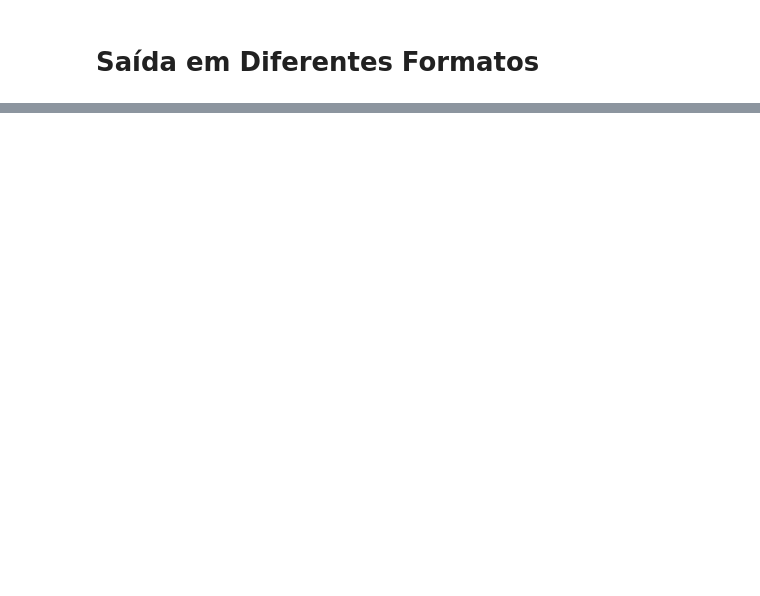
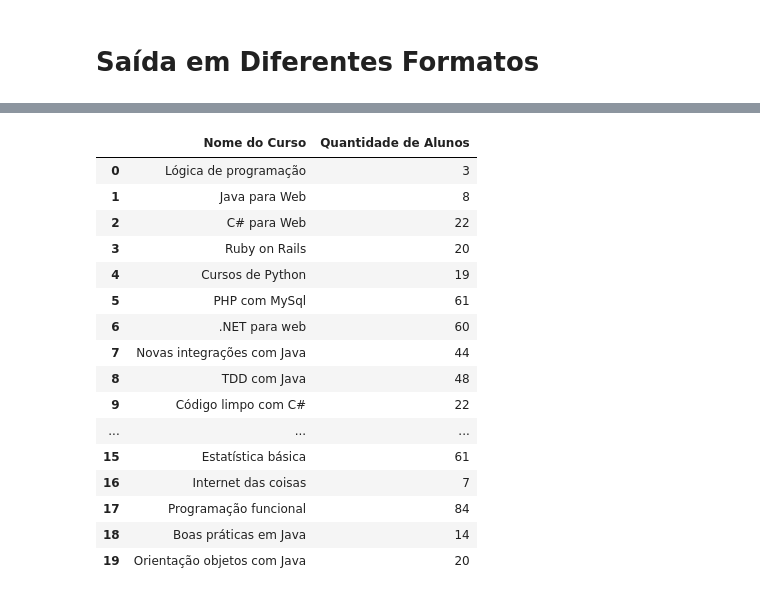
Before and after one commit to PurpleLobster31/Pandas-Formatos-diferentes-de-entrada-e-saida-IO-, a Jupyter notebook: Pandas IO.ipynb, the cells around one changed output, grey strips where cells are left out. Cells and saved outputs as stored; diff of their text form; code cells hidden in the pictures; blank space fills up the shorter version.

```diff
--- a/Pandas IO.ipynb
+++ b/Pandas IO.ipynb
@@ -443,0 +434,2 @@ print(matriculas_html)
+# %%
+engine = create_engine('sqlite:///:memory:')
@@ -443,0 +478,20 @@ print(matriculas_html)
+# %%
+pd.read_sql_table('matriculas', engine, columns=['Nome do Curso', 'Quantidade de Alunos'])
+# %% [output]
+|  | Nome do Curso | Quantidade de Alunos |
+| 0 | Lógica de programação | 3 |
+| 1 | Java para Web | 8 |
+| 2 | C# para Web | 22 |
+| 3 | Ruby on Rails | 20 |
+| 4 | Cursos de Python | 19 |
+| 5 | PHP com MySql | 61 |
+| 6 | .NET para web | 60 |
+| 7 | Novas integrações com Java | 44 |
+| 8 | TDD com Java | 48 |
+| 9 | Código limpo com C# | 22 |
+| ... | ... | ... |
+| 15 | Estatística básica | 61 |
+| 16 | Internet das coisas | 7 |
+| 17 | Programação funcional | 84 |
+| 18 | Boas práticas em Java | 14 |
+| 19 | Orientação objetos com Java | 20 |
```
Also changed, not shown: parts of 53 cells of this notebook, 1 other file.
